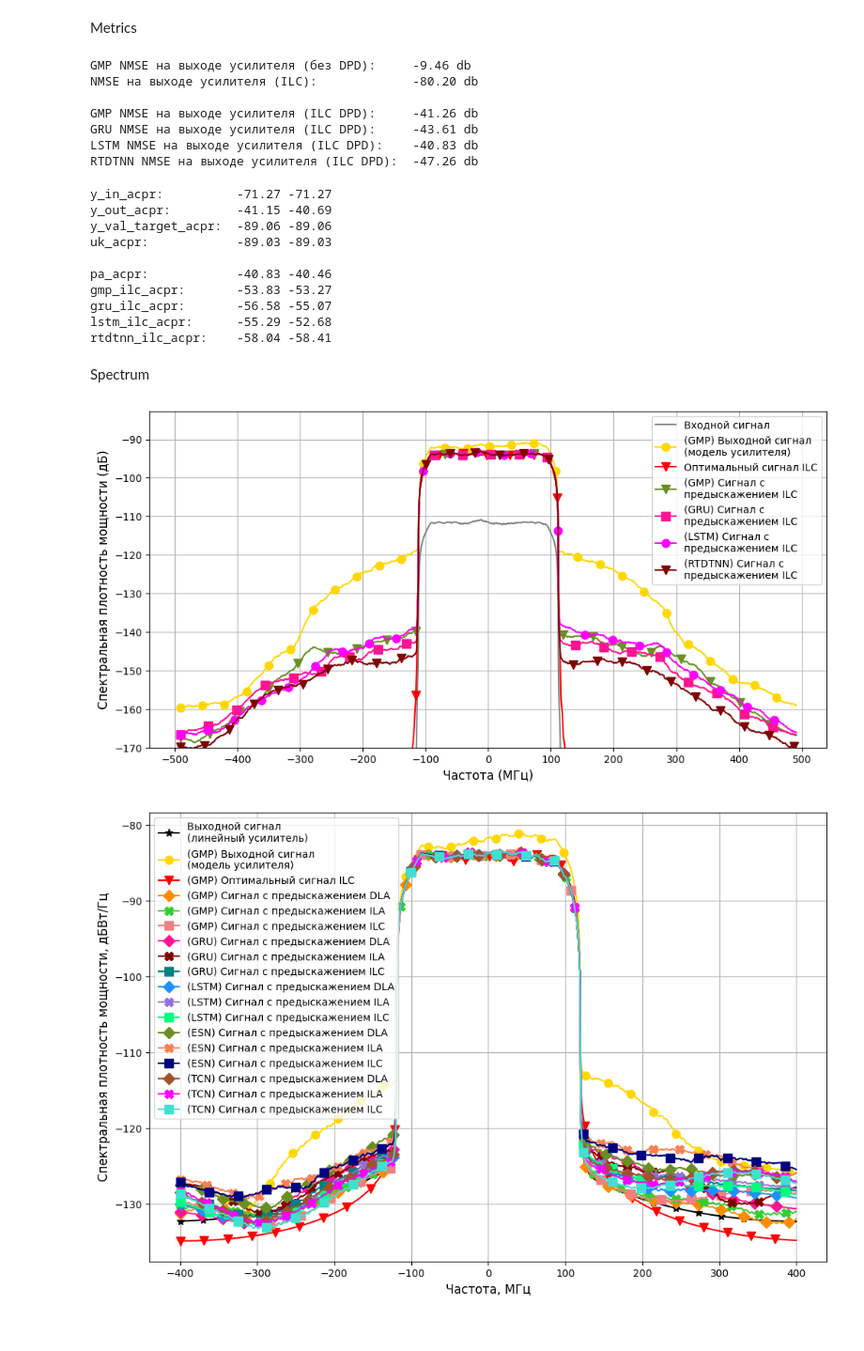
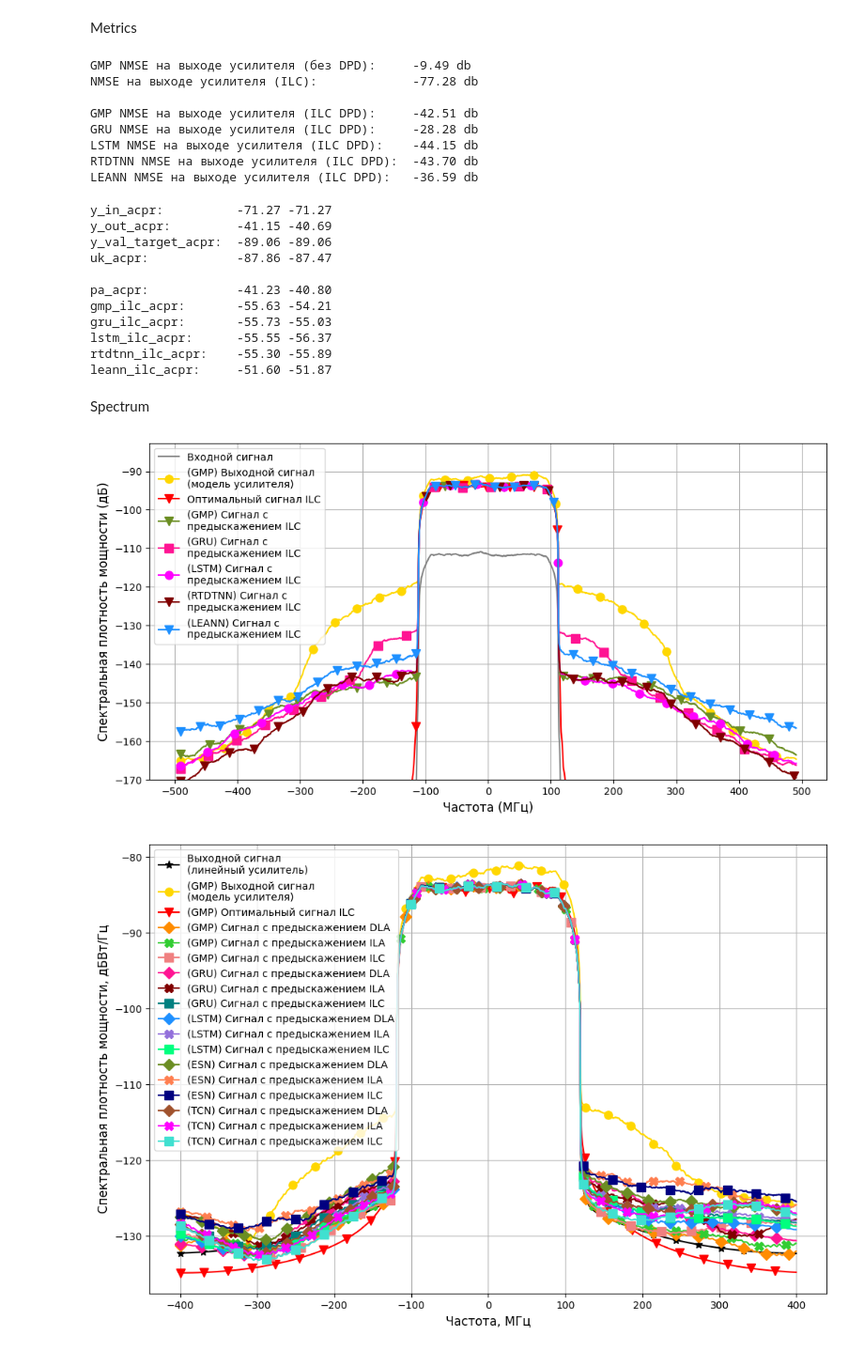
Before and after one commit to pasmornov-m/DPD_Research, a Jupyter notebook: main.ipynb, the cells around one changed output. Shown at 94% size. Saved outputs shown, nothing was run; the diff lists cells and outputs as text; code cells hidden in the pictures.

```diff
--- a/main.ipynb
+++ b/main.ipynb
@@ -119,12 +119,12 @@ LEANN
 # %%
 
 leann_train_props = {
-    "M": M+1,
-    "L2": 16,
-    "L3": 22,
-    "K": 2,
-    "lr": 0.001,
-    "epochs": 250,
+    "M": M,
+    "L2": 32,
+    "L3": 32,
+    "K": 6,
+    "lr": 0.01,
+    "epochs": 200,
     "acpr_meter": acpr_meter
 }
 
@@ -187,7 +187,7 @@ rtdtnn_train_props = {
     "P": P,
     "d_in": P+2,
     "d_model": 20,
-    "n_heads": 4,
+    "n_heads": 2,
     "d_ff": 12,
     "n_fc": 8,
     "lr": 0.001,
@@ -410,14 +423,20 @@ print(f"LSTM NMSE на выходе усилителя (ILC DPD):    {lstm_ilc_n
 # print(f"RTDTNN NMSE на выходе усилителя (ILA DPD): {rtdtnn_ila_nmse:.2f} db")
 print(f"RTDTNN NMSE на выходе усилителя (ILC DPD):  {rtdtnn_ilc_nmse:.2f} db")
 # print(f"RTDTNN NMSE на выходе усилителя (ILC):     {rtdtnn_uk_nmse:.2f} db")
+
+# print(f"LEANN NMSE на выходе усилителя (DLA DPD): {leann_dla_nmse:.2f} db")
+# print(f"LEANN NMSE на выходе усилителя (ILA DPD): {leann_ila_nmse:.2f} db")
+print(f"LEANN NMSE на выходе усилителя (ILC DPD):   {leann_ilc_nmse:.2f} db")
+# print(f"LEANN NMSE на выходе усилителя (ILC):     {leann_uk_nmse:.2f} db")
 # %% [output]
-GMP NMSE на выходе усилителя (без DPD):     -9.46 db
-NMSE на выходе усилителя (ILC):             -80.20 db
+GMP NMSE на выходе усилителя (без DPD):     -9.49 db
+NMSE на выходе усилителя (ILC):             -77.28 db
 
-GMP NMSE на выходе усилителя (ILC DPD):     -41.26 db
-GRU NMSE на выходе усилителя (ILC DPD):     -43.61 db
-LSTM NMSE на выходе усилителя (ILC DPD):    -40.83 db
-RTDTNN NMSE на выходе усилителя (ILC DPD):  -47.26 db
+GMP NMSE на выходе усилителя (ILC DPD):     -42.51 db
+GRU NMSE на выходе усилителя (ILC DPD):     -28.28 db
+LSTM NMSE на выходе усилителя (ILC DPD):    -44.15 db
+RTDTNN NMSE на выходе усилителя (ILC DPD):  -43.70 db
+LEANN NMSE на выходе усилителя (ILC DPD):   -36.59 db
 # %%
 
 y_in_acpr = metrics.calculate_acpr(container.val_input, acpr_meter)
@@ -467,17 +486,23 @@ print(f"lstm_ilc_acpr:      {lstm_ilc_acpr[0]:.2f} {lstm_ilc_acpr[1]:.2f}")
 # print(f"rtdtnn_ila_acpr: {rtdtnn_ila_acpr}")
 print(f"rtdtnn_ilc_acpr:    {rtdtnn_ilc_acpr[0]:.2f} {rtdtnn_ilc_acpr[1]:.2f}")
 # print(f"rtdtnn_uk_acpr: {rtdtnn_uk_acpr}")
+
+# print(f"leann_dla_acpr: {leann_dla_acpr}")
+# print(f"leann_ila_acpr: {leann_ila_acpr}")
+print(f"leann_ilc_acpr:     {leann_ilc_acpr[0]:.2f} {leann_ilc_acpr[1]:.2f}")
+# print(f"leann_uk_acpr: {leann_uk_acpr}")
 # %% [output]
 y_in_acpr:          -71.27 -71.27
 y_out_acpr:         -41.15 -40.69
 y_val_target_acpr:  -89.06 -89.06
-uk_acpr:            -89.03 -89.03
+uk_acpr:            -87.86 -87.47
 
-pa_acpr:            -40.83 -40.46
-gmp_ilc_acpr:       -53.83 -53.27
-gru_ilc_acpr:       -56.58 -55.07
-lstm_ilc_acpr:      -55.29 -52.68
-rtdtnn_ilc_acpr:    -58.04 -58.41
+pa_acpr:            -41.23 -40.80
+gmp_ilc_acpr:       -55.63 -54.21
+gru_ilc_acpr:       -55.73 -55.03
+lstm_ilc_acpr:      -55.55 -56.37
+rtdtnn_ilc_acpr:    -55.30 -55.89
+leann_ilc_acpr:     -51.60 -51.87
 # %% [markdown]
 Spectrum
 # %%
@@ -520,6 +545,10 @@ _, spectrum_lstm_y_val_ilc = metrics.power_spectrum(lstm_y_val_ilc, container.in
 # _, spectrum_rtdtnn_y_val_dla = metrics.power_spectrum(rtdtnn_y_val_dla, container.input_signal_fs, container.nperseg, window_size)
 # _, spectrum_rtdtnn_y_val_ila = metrics.power_spectrum(rtdtnn_y_val_ila, container.input_signal_fs, container.nperseg, window_size)
 _, spectrum_rtdtnn_y_val_ilc = metrics.power_spectrum(rtdtnn_y_val_ilc, container.input_signal_fs, container.nperseg, window_size)
+
+# _, spectrum_leann_y_val_dla = metrics.power_spectrum(leann_y_val_dla, container.input_signal_fs, container.nperseg, window_size)
+# _, spectrum_leann_y_val_ila = metrics.power_spectrum(leann_y_val_ila, container.input_signal_fs, container.nperseg, window_size)
+_, spectrum_leann_y_val_ilc = metrics.power_spectrum(leann_y_val_ilc, container.input_signal_fs, container.nperseg, window_size)
 # %%
 # построение спектра
 
@@ -564,34 +593,38 @@ plt.plot(freqs / 1e6, spectrum_gru_y_val_ilc,
 plt.plot(freqs / 1e6, spectrum_lstm_y_val_ilc,
          color='fuchsia', label='(LSTM) Сигнал с \nпредыскажением ILC',
          marker='o', markevery=110, markersize=markersize)
 
 # plt.plot(freqs / 1e6, spectrum_esn_y_val_dla, color='olivedrab', label='(ESN) Сигнал с предыскажением DLA')
 # plt.plot(freqs / 1e6, spectrum_esn_y_val_ila, color='coral', label='(ESN) Сигнал с предыскажением ILA')
 # plt.plot(freqs / 1e6, spectrum_esn_y_val_ilc, color='navy', label='(ESN) Сигнал с предыскажением ILC')
 
 # plt.plot(freqs / 1e6, spectrum_tcn_y_val_dla, color='sienna', label='(TCN) Сигнал с предыскажением DLA')
 # plt.plot(freqs / 1e6, spectrum_tcn_y_val_ila, color='dodgerblue', label='(TCN) Сигнал с предыскажением ILA')
 # plt.plot(freqs / 1e6, spectrum_tcn_y_val_ilc, color='turquoise', label='(TCN) Сигнал с предыскажением ILC')
 
 # plt.plot(freqs / 1e6, spectrum_densenet_y_val_dla, color='brown', label='(DENSENET) Сигнал с предыскажением DLA')
 # plt.plot(freqs / 1e6, spectrum_densenet_y_val_ila, color='hotpink', label='(DENSENET) Сигнал с предыскажением ILA')
 # plt.plot(freqs / 1e6, spectrum_densenet_y_val_ilc, color='teal', label='(DENSENET) Сигнал с предыскажением ILC')
 
 # plt.plot(freqs / 1e6, spectrum_rtdtnn_y_val_dla, color='hotpink', label='(RTDTNN) Сигнал с предыскажением DLA')
 # plt.plot(freqs / 1e6, spectrum_rtdtnn_y_val_ila, color='brown', label='(RTDTNN) Сигнал с предыскажением ILA')
 plt.plot(freqs / 1e6, spectrum_rtdtnn_y_val_ilc,
          color='maroon', label='(RTDTNN) Сигнал с \nпредыскажением ILC',
          marker='v', markevery=100, markersize=markersize)
 
+plt.plot(freqs / 1e6, spectrum_leann_y_val_ilc,
+         color='dodgerblue', label='(LEANN) Сигнал с \nпредыскажением ILC',
+         marker='v', markevery=80, markersize=markersize)
+
 plt.xlabel(xlabel, fontsize=fontsize)
 plt.ylabel(ylabel, fontsize=fontsize)
 plt.legend()
 plt.ylim(bottom=-170)
 plt.xticks(np.arange(-500, 600, 100))
 plt.grid()
 plt.show()
 # %% [output]
-[figure, old version]
+[figure, new version]
 # %%
 
 
```
Also changed, not shown: parts of 5 cells of this notebook, 20 other files.
